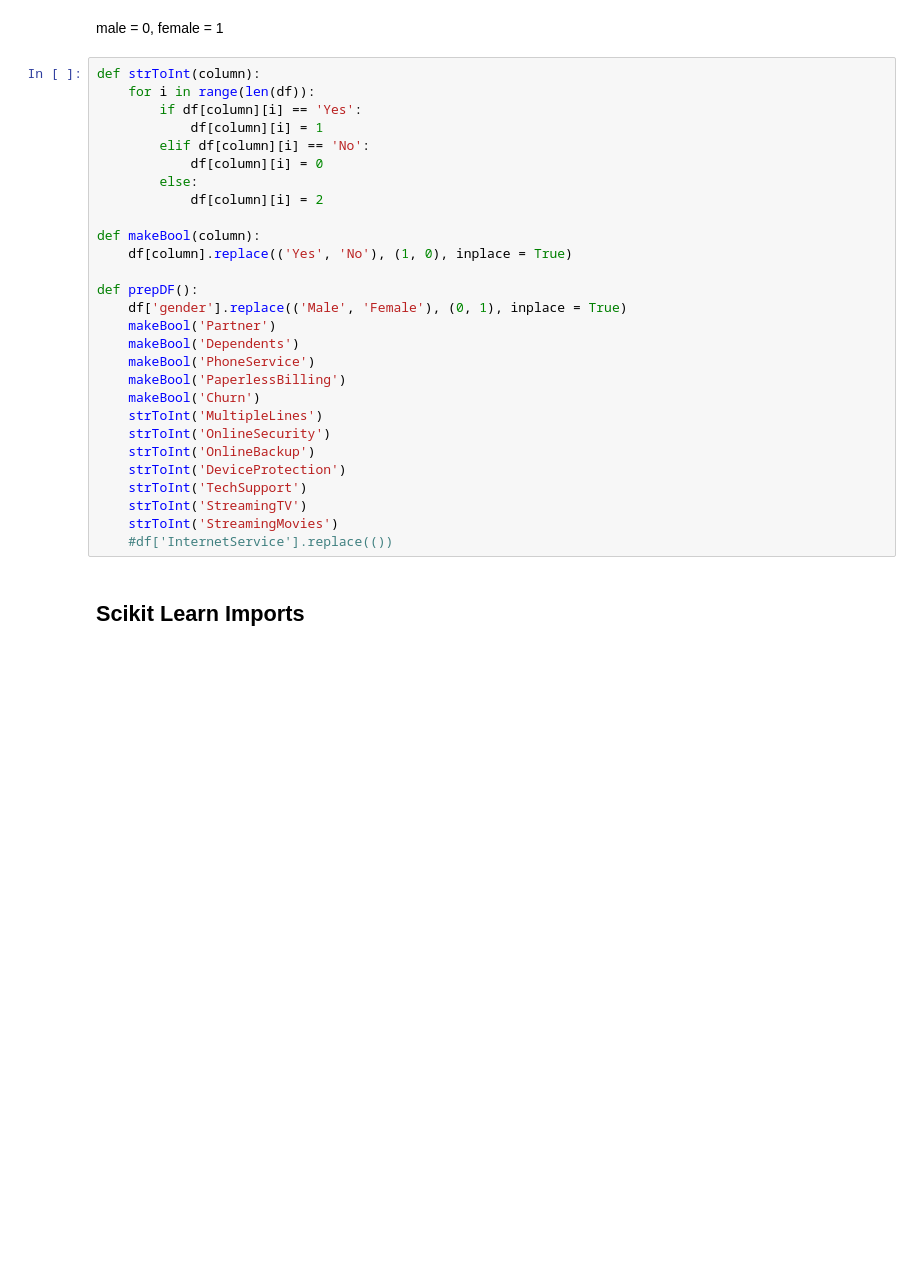
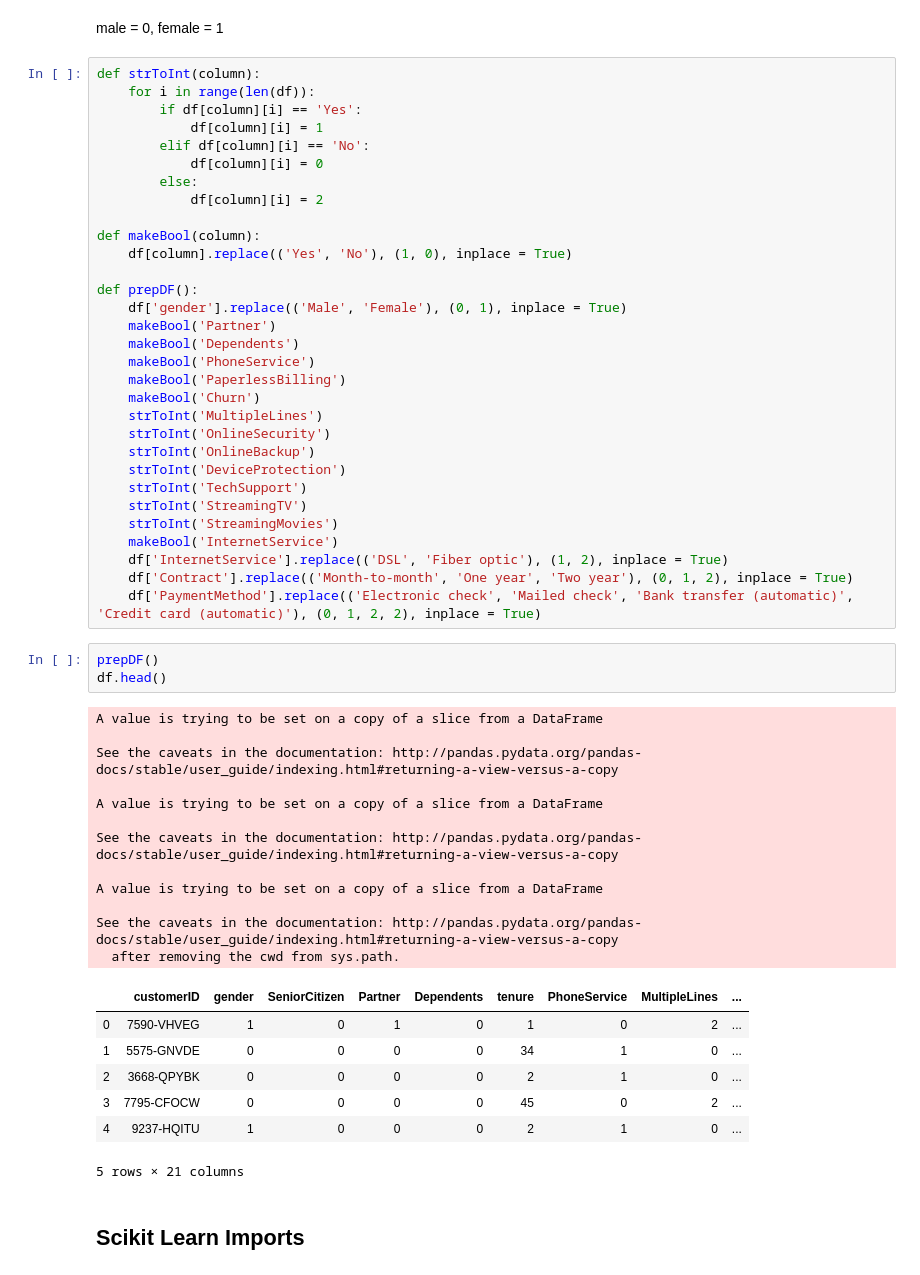
Before and after one commit to Booandlean/Telco_Customer_Churn-, a Jupyter notebook: EDA_and_Cleaning.ipynb, the cells around one changed output. Saved outputs shown, nothing was run; the diff lists cells and outputs as text; blank space fills up the shorter version.

```diff
--- a/EDA_and_Cleaning.ipynb
+++ b/EDA_and_Cleaning.ipynb
@@ -139,7 +140,33 @@ def prepDF():
     strToInt('TechSupport')
     strToInt('StreamingTV')
     strToInt('StreamingMovies')
-    #df['InternetService'].replace(())
+    makeBool('InternetService')
+    df['InternetService'].replace(('DSL', 'Fiber optic'), (1, 2), inplace = True)
+    df['Contract'].replace(('Month-to-month', 'One year', 'Two year'), (0, 1, 2), inplace = True)
+    df['PaymentMethod'].replace(('Electronic check', 'Mailed check', 'Bank transfer (automatic)', 'Credit card (automatic)'), (0, 1, 2, 2), inplace = True)
+# %%
+prepDF()
+df.head()
+# %% [output]
+A value is trying to be set on a copy of a slice from a DataFrame
+
+See the caveats in the documentation: http://pandas.pydata.org/pandas-docs/stable/user_guide/indexing.html#returning-a-view-versus-a-copy
+
+A value is trying to be set on a copy of a slice from a DataFrame
+
+See the caveats in the documentation: http://pandas.pydata.org/pandas-docs/stable/user_guide/indexing.html#returning-a-view-versus-a-copy
+
+A value is trying to be set on a copy of a slice from a DataFrame
+
+See the caveats in the documentation: http://pandas.pydata.org/pandas-docs/stable/user_guide/indexing.html#returning-a-view-versus-a-copy
+  after removing the cwd from sys.path.
+|  | customerID | gender | SeniorCitizen | Partner | Dependents | tenure | PhoneService | MultipleLines | ... |
+| 0 | 7590-VHVEG | 1 | 0 | 1 | 0 | 1 | 0 | 2 | ... |
+| 1 | 5575-GNVDE | 0 | 0 | 0 | 0 | 34 | 1 | 0 | ... |
+| 2 | 3668-QPYBK | 0 | 0 | 0 | 0 | 2 | 1 | 0 | ... |
+| 3 | 7795-CFOCW | 0 | 0 | 0 | 0 | 45 | 0 | 2 | ... |
+| 4 | 9237-HQITU | 1 | 0 | 0 | 0 | 2 | 1 | 0 | ... |
+5 rows × 21 columns
 # %% [markdown]
 ## Scikit Learn Imports
 # %%
```
Also changed, not shown: parts of 1 cell of this notebook.
